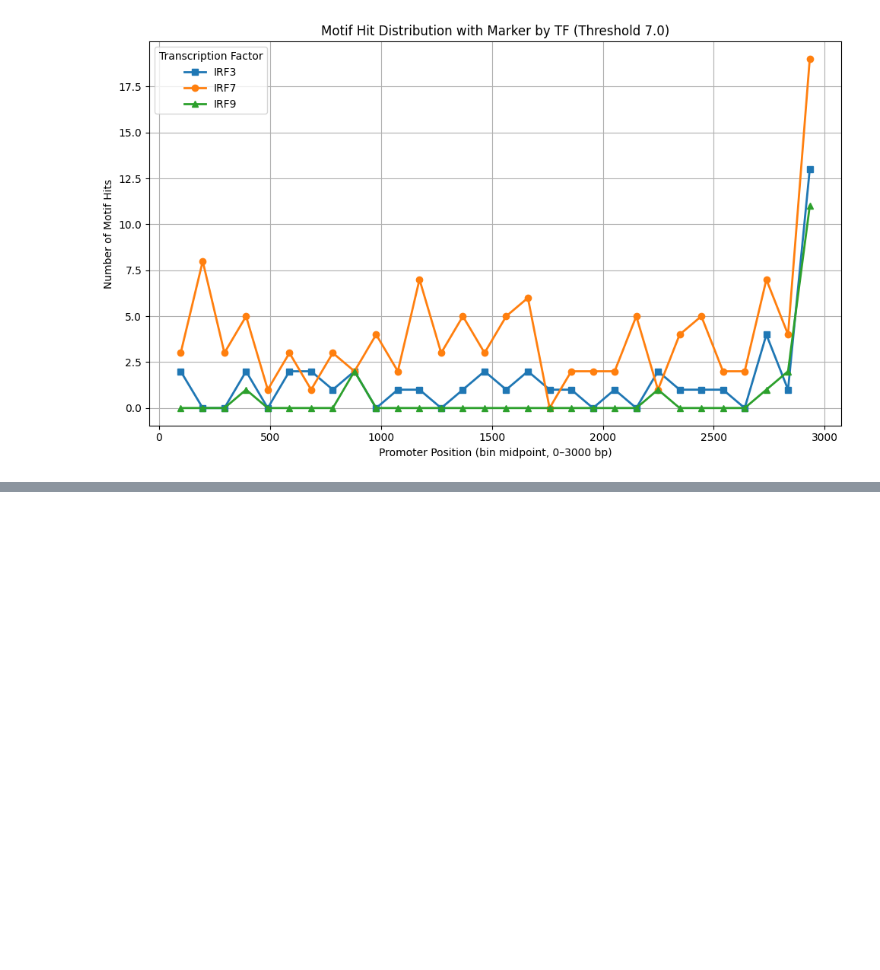
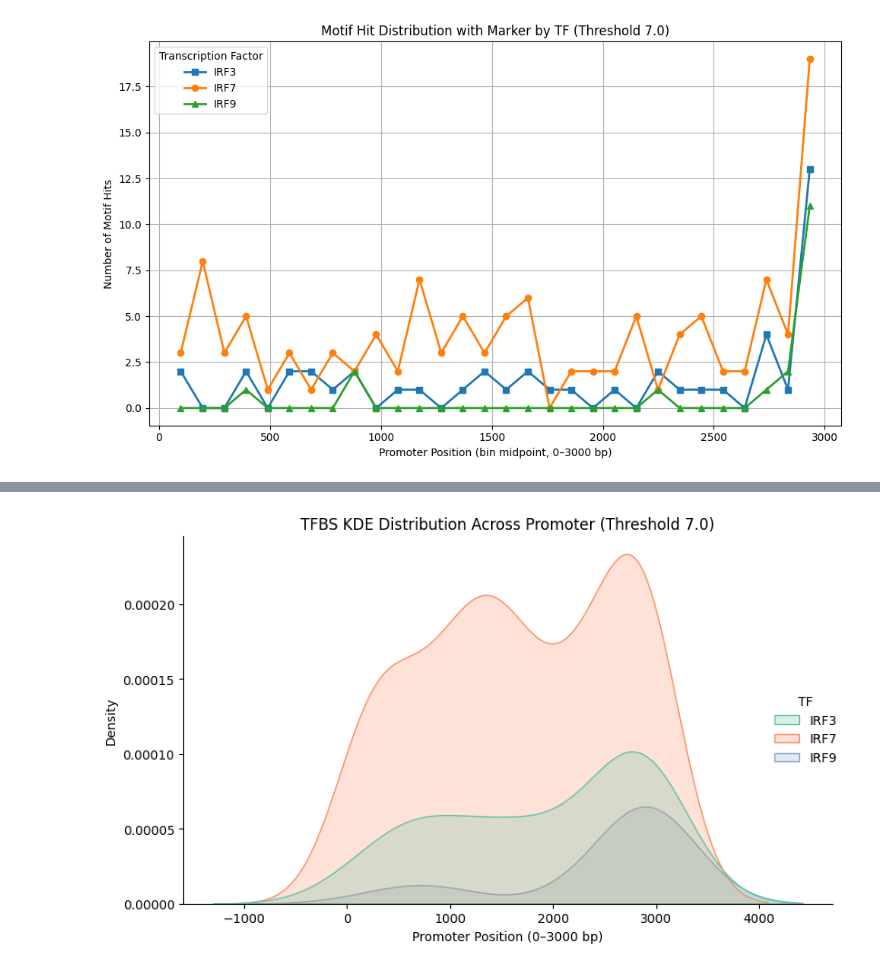
Before and after one commit to Emily3005250/TFBS-explorer, a Jupyter notebook: scripts/TFBS_explorer_human.ipynb, the cells around one changed output, grey strips where cells are left out. Saved outputs shown, nothing was run; the diff lists cells and outputs as text; code cells hidden in the pictures; blank space fills up the shorter version.

```diff
--- a/scripts/TFBS_explorer_human.ipynb
+++ b/scripts/TFBS_explorer_human.ipynb
@@ -409,0 +501,29 @@ plt.show()
+# %%
+import pandas as pd
+import seaborn as sns
+import matplotlib.pyplot as plt
+
+# Load the data
+df = pd.read_csv("/Users/sang/bioinformatics_msc_project_2025/TFBS-explorer-4/outputs/positive/motif_scan_positive_threshold_7.0.csv")
+
+# Create the KDE plot using displot
+sns.displot(
+    data=df,
+    x="Start",
+    hue="TF",
+    kind="kde",             # Smooth distribution
+    height=5,
+    aspect=1.5,
+    multiple="layer",       # Overlay KDEs
+    palette="Set2",
+    fill=True               # Fill area under the curve (optional)
+)
+
+# Labeling must go under plt.gca() when using displot
+plt.xlabel("Promoter Position (0–3000 bp)")
+plt.ylabel("Density")
+plt.title("TFBS KDE Distribution Across Promoter (Threshold 7.0)")
+plt.tight_layout()
+plt.show()
+# %% [output]
+[figure, added]
```
Also changed, not shown: parts of 3 cells of this notebook.
